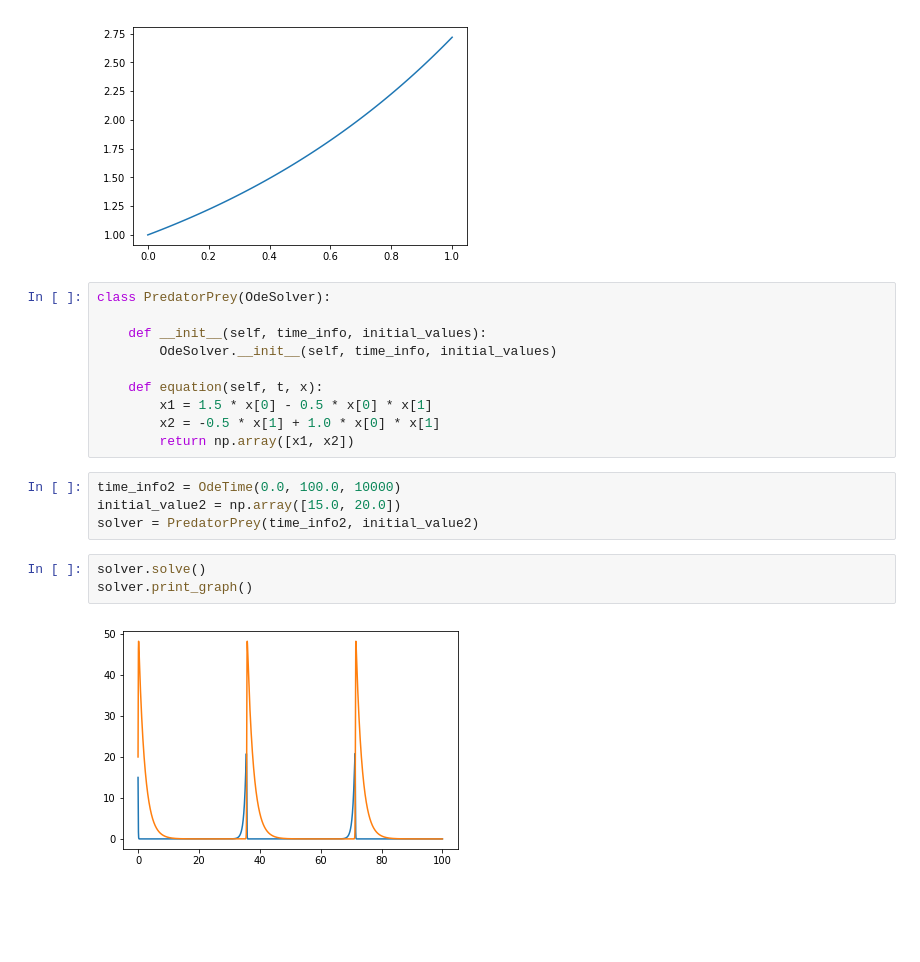
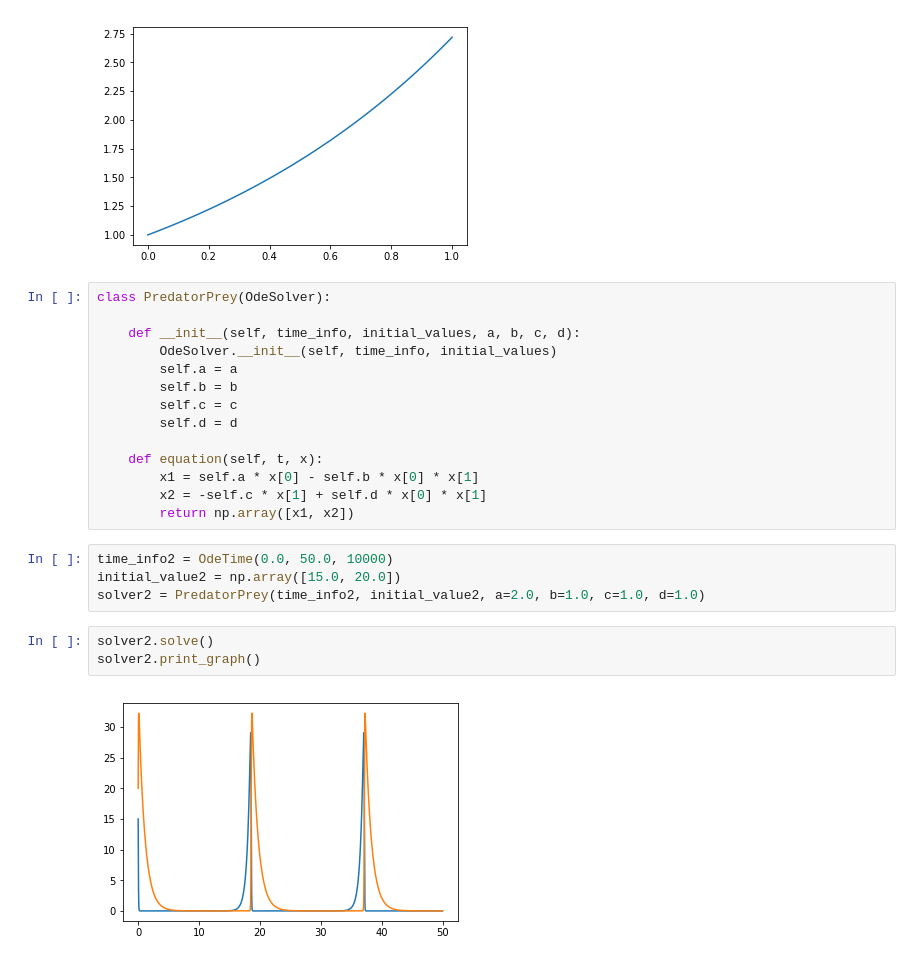
Before and after one commit to helloworldpark/bayesian-experiment-csp, a Jupyter notebook: testingSolver.ipynb, the cells around one changed output. Saved outputs shown, nothing was run; the diff lists cells and outputs as text; blank space fills up the shorter version.

```diff
--- a/testingSolver.ipynb
+++ b/testingSolver.ipynb
@@ -108,19 +108,23 @@ solver.print_graph()
 # %%
 class PredatorPrey(OdeSolver):
 
-    def __init__(self, time_info, initial_values):
+    def __init__(self, time_info, initial_values, a, b, c, d):
         OdeSolver.__init__(self, time_info, initial_values)
+        self.a = a
+        self.b = b
+        self.c = c
+        self.d = d
 
     def equation(self, t, x):
-        x1 = 1.5 * x[0] - 0.5 * x[0] * x[1]
-        x2 = -0.5 * x[1] + 1.0 * x[0] * x[1]
+        x1 = self.a * x[0] - self.b * x[0] * x[1]
+        x2 = -self.c * x[1] + self.d * x[0] * x[1]
         return np.array([x1, x2])
 # %%
-time_info2 = OdeTime(0.0, 100.0, 10000)
+time_info2 = OdeTime(0.0, 50.0, 10000)
 initial_value2 = np.array([15.0, 20.0])
-solver = PredatorPrey(time_info2, initial_value2)
+solver2 = PredatorPrey(time_info2, initial_value2, a=2.0, b=1.0, c=1.0, d=1.0)
 # %%
-solver.solve()
-solver.print_graph()
+solver2.solve()
+solver2.print_graph()
 # %% [output]
-[figure, old version]
+[figure, new version]
```
Also changed, not shown: parts of 2 cells of this notebook, 2 other files.
